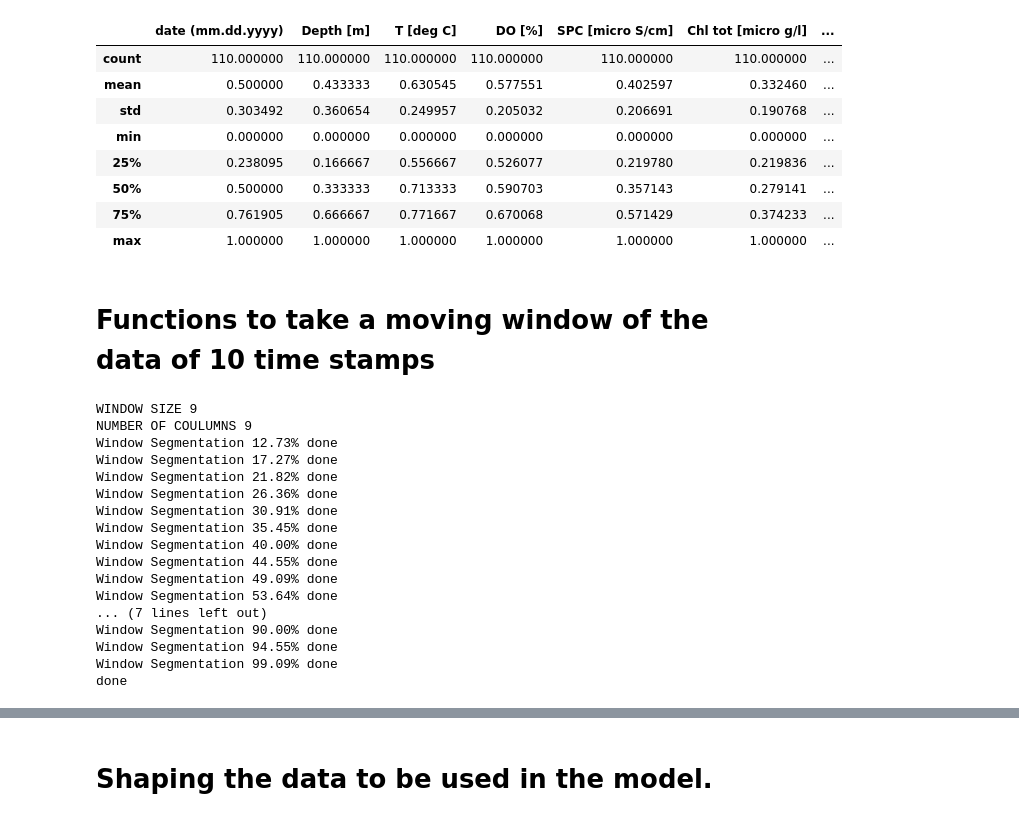
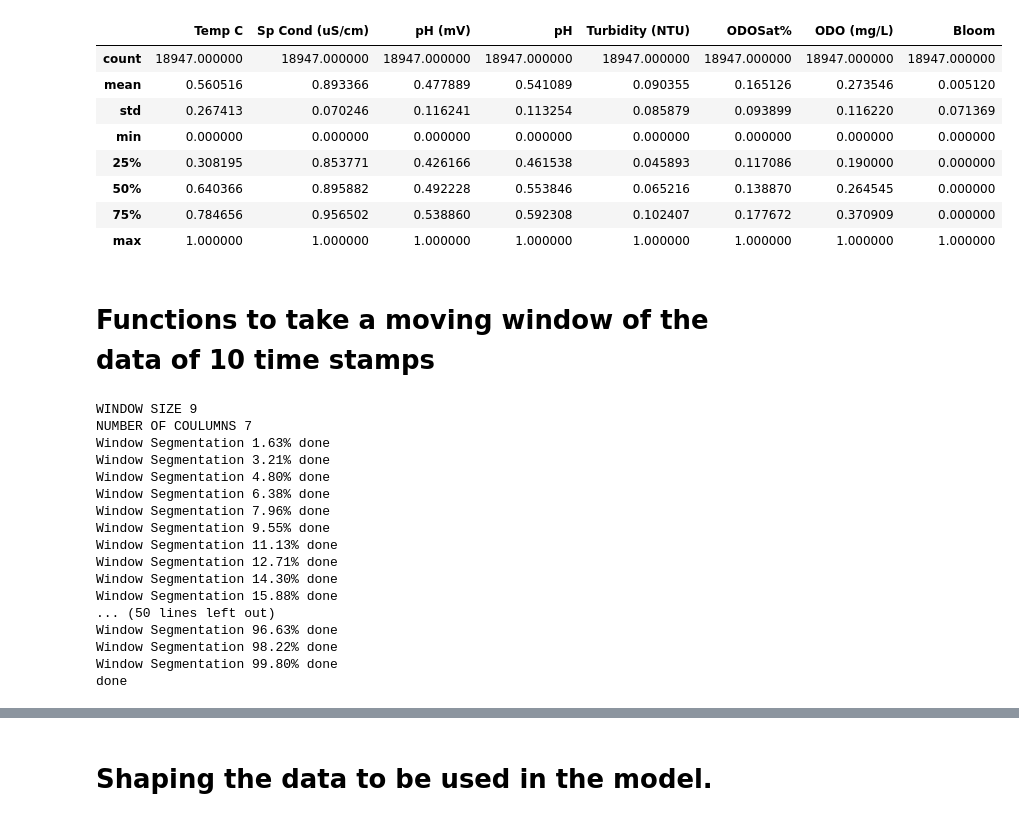
Before and after one commit to mccomackjp/algae-bloom-prediction, a Jupyter notebook: notebooks/models/New_CNN_with_keras.ipynb, the cells around one changed output, grey strips where cells are left out. Cells and saved outputs as stored; diff of their text form; code cells hidden in the pictures.

```diff
--- a/notebooks/models/New_CNN_with_keras.ipynb
+++ b/notebooks/models/New_CNN_with_keras.ipynb
@@ -46,0 +33,6 @@ dataset.head(5)
+# %%
+target = df['BGA-Phycocyanin RFU'].apply(lambda x : x/0.2334)
+target
+dataset = df.drop(columns=['Chlorophyll (ug/L)', 'Chlorophyll RFU'])
+dataset['BGA (ug/L)'] = target
+dataset.head(5)
@@ -47,9 +46,11 @@ dataset.head(5)
 # %%
 from datetime import datetime
 
-dataset['date (mm.dd.yyyy)'] = pd.to_datetime(dataset['date (mm.dd.yyyy)'])
-
+timestamp = dataset['Date (mm.dd.yyyy)'] + ' '+ dataset['Time 24hr']
+timestamp = pd.to_datetime(timestamp)
+dataset['Timestamp'] = timestamp
+dataset.head()
 #converts the date object to a numerical representation of that object
-dataset['date (mm.dd.yyyy)'] = (dataset['date (mm.dd.yyyy)'] - dataset['date (mm.dd.yyyy)'].min()) / np.timedelta64(1,'D')
-dataset.dtypes
+#dataset['date (mm.dd.yyyy)'] = (dataset['date (mm.dd.yyyy)'] - dataset['date (mm.dd.yyyy)'].min()) / np.timedelta64(1,'D')
+#dataset.dtypes
 # %% [output]
@@ -66,0 +63,5 @@ dtype: object
+# %%
+# dont need data and time now that we have Timestamp. Lets remove them
+
+dataset = dataset.drop(columns=['Date (mm.dd.yyyy)', 'Time 24hr'])
+dataset.head(10)
@@ -66,0 +80,4 @@ dtype: object
+# %%
+target = dataset['BGA (ug/L)'].apply(lambda x: 1 if x > 20 else 0)
+dataset['Bloom'] = target
+dataset.dtypes
@@ -67,22 +97,21 @@ dtype: object
 # %%
 # lets try to normalize this now....
 from sklearn.preprocessing import MinMaxScaler
-dataset_columns = ['date (mm.dd.yyyy)','Depth [m]','T [deg C]', 'DO [%]','SPC [micro S/cm] ',
-'Chl tot [micro g/l]','Chl green Al. [micro g/l]', 'turb [FTU]','pH ','bloom']
+dataset_columns = ['Temp C','Sp Cond (uS/cm)', 'pH (mV)','pH', 'Turbidity (NTU)', 'ODOSat%','ODO (mg/L)', 'Bloom']
 scaler = MinMaxScaler()
-ds_scaled = scaler.fit_transform(dataset)
+ds_scaled = scaler.fit_transform(dataset[dataset_columns])
 dataset = pd.DataFrame(ds_scaled,columns=dataset_columns)
 dataset.describe()
 # %% [output]
-|  | date (mm.dd.yyyy) | Depth [m] | T [deg C] | DO [%] | SPC [micro S/cm] | Chl tot [micro g/l] | ... |
-| count | 110.000000 | 110.000000 | 110.000000 | 110.000000 | 110.000000 | 110.000000 | ... |
-| mean | 0.500000 | 0.433333 | 0.630545 | 0.577551 | 0.402597 | 0.332460 | ... |
-| std | 0.303492 | 0.360654 | 0.249957 | 0.205032 | 0.206691 | 0.190768 | ... |
-| min | 0.000000 | 0.000000 | 0.000000 | 0.000000 | 0.000000 | 0.000000 | ... |
-| 25% | 0.238095 | 0.166667 | 0.556667 | 0.526077 | 0.219780 | 0.219836 | ... |
-| 50% | 0.500000 | 0.333333 | 0.713333 | 0.590703 | 0.357143 | 0.279141 | ... |
-| 75% | 0.761905 | 0.666667 | 0.771667 | 0.670068 | 0.571429 | 0.374233 | ... |
-| max | 1.000000 | 1.000000 | 1.000000 | 1.000000 | 1.000000 | 1.000000 | ... |
+|  | Temp C | Sp Cond (uS/cm) | pH (mV) | pH | Turbidity (NTU) | ODOSat% | ODO (mg/L) | Bloom |
+| count | 18947.000000 | 18947.000000 | 18947.000000 | 18947.000000 | 18947.000000 | 18947.000000 | 18947.000000 | 18947.000000 |
+| mean | 0.560516 | 0.893366 | 0.477889 | 0.541089 | 0.090355 | 0.165126 | 0.273546 | 0.005120 |
+| std | 0.267413 | 0.070246 | 0.116241 | 0.113254 | 0.085879 | 0.093899 | 0.116220 | 0.071369 |
+| min | 0.000000 | 0.000000 | 0.000000 | 0.000000 | 0.000000 | 0.000000 | 0.000000 | 0.000000 |
+| 25% | 0.308195 | 0.853771 | 0.426166 | 0.461538 | 0.045893 | 0.117086 | 0.190000 | 0.000000 |
+| 50% | 0.640366 | 0.895882 | 0.492228 | 0.553846 | 0.065216 | 0.138870 | 0.264545 | 0.000000 |
+| 75% | 0.784656 | 0.956502 | 0.538860 | 0.592308 | 0.102407 | 0.177672 | 0.370909 | 0.000000 |
+| max | 1.000000 | 1.000000 | 1.000000 | 1.000000 | 1.000000 | 1.000000 | 1.000000 | 1.000000 |
 # %% [markdown]
 # Functions to take a moving window of the data of 10 time stamps
 # %%
@@ -132,25 +161,25 @@ def segment_dataset(dataset, columns, target, window_size=10):
     return (segments, labels)
 # %%
 feature_columns = dataset_columns[:-1]
-(segments, labels) = segment_dataset(dataset, feature_columns, 'bloom', 9)
+(segments, labels) = segment_dataset(dataset, feature_columns, 'Bloom', 9)
 print('done')
 # %% [output]
 WINDOW SIZE 9
-NUMBER OF COULUMNS 9
-Window Segmentation 12.73% done
-Window Segmentation 17.27% done
-Window Segmentation 21.82% done
-Window Segmentation 26.36% done
-Window Segmentation 30.91% done
-Window Segmentation 35.45% done
-Window Segmentation 40.00% done
-Window Segmentation 44.55% done
-Window Segmentation 49.09% done
-Window Segmentation 53.64% done
-... (7 lines left out)
-Window Segmentation 90.00% done
-Window Segmentation 94.55% done
-Window Segmentation 99.09% done
+NUMBER OF COULUMNS 7
+Window Segmentation 1.63% done
+Window Segmentation 3.21% done
+Window Segmentation 4.80% done
+Window Segmentation 6.38% done
+Window Segmentation 7.96% done
+Window Segmentation 9.55% done
+Window Segmentation 11.13% done
+Window Segmentation 12.71% done
+Window Segmentation 14.30% done
+Window Segmentation 15.88% done
+... (50 lines left out)
+Window Segmentation 96.63% done
+Window Segmentation 98.22% done
+Window Segmentation 99.80% done
 done
 # %%
 segments.shape
```
Also changed, not shown: parts of 22 cells of this notebook.
